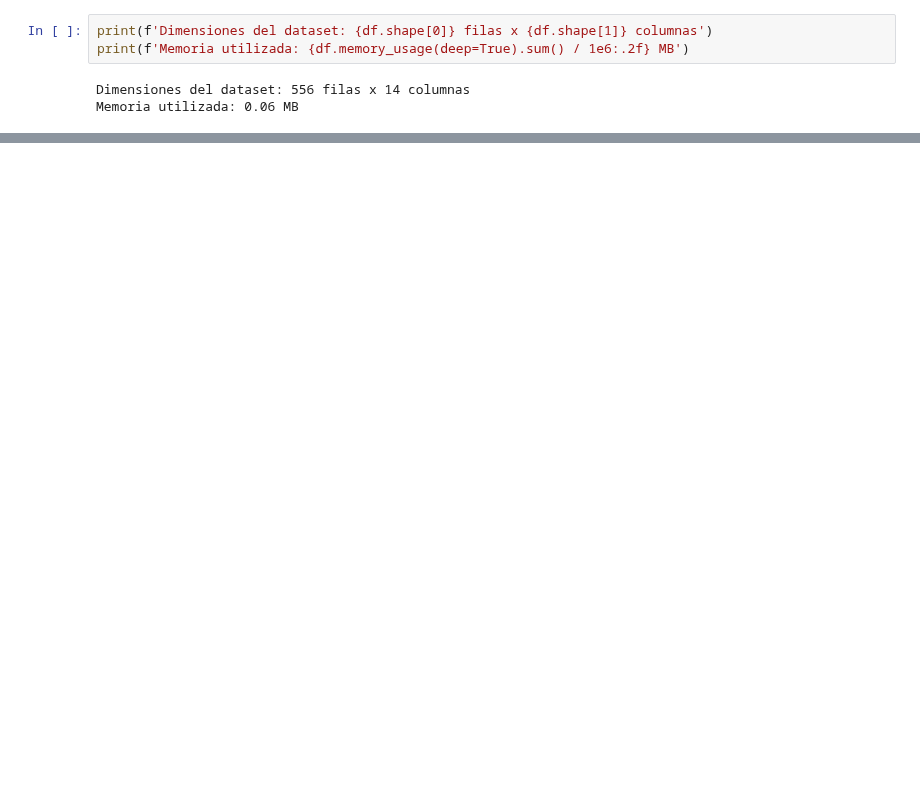
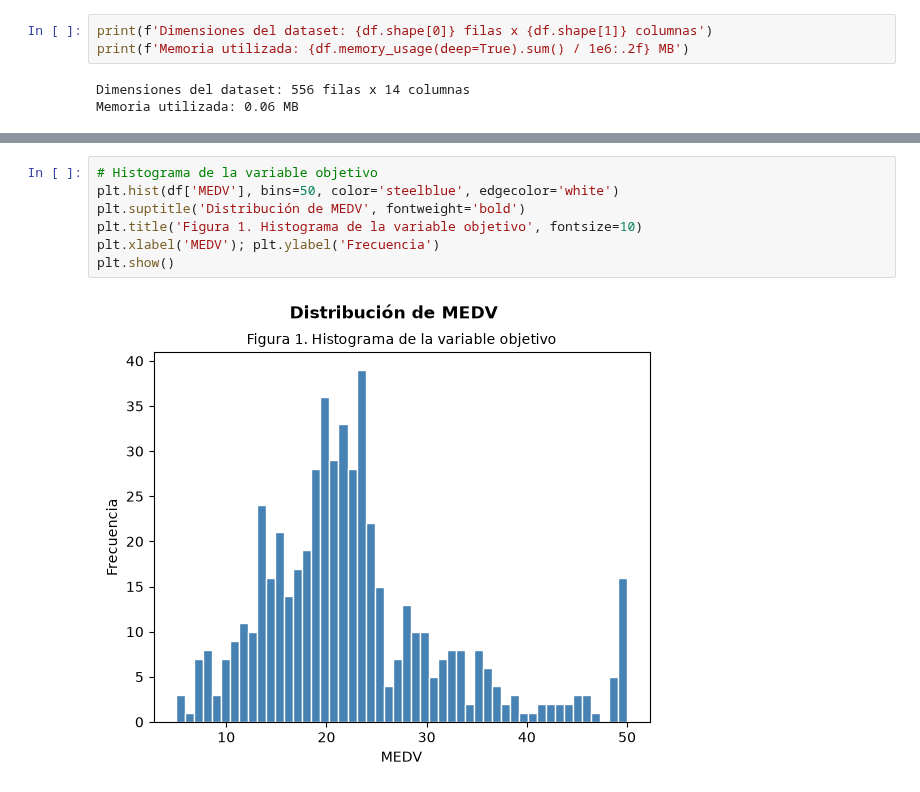
Before and after one commit to Guillerminav/TP_AA1_Arias_Bousono_Casariego, a Jupyter notebook: TP-regresion-AA1.ipynb, the cells around one changed output, grey strips where cells are left out. Saved outputs shown, nothing was run; the diff lists cells and outputs as text; blank space fills up the shorter version.

```diff
--- a/TP-regresion-AA1.ipynb
+++ b/TP-regresion-AA1.ipynb
@@ -848,0 +162,9 @@ criminalidad -> mediana: 0.26   maximo: 88.98   skew: 5.22
+# %%
+# Histograma de la variable objetivo
+plt.hist(df['MEDV'], bins=50, color='steelblue', edgecolor='white')
+plt.suptitle('Distribución de MEDV', fontweight='bold')
+plt.title('Figura 1. Histograma de la variable objetivo', fontsize=10)
+plt.xlabel('MEDV'); plt.ylabel('Frecuencia')
+plt.show()
+# %% [output]
+[figure, added]
```
Also changed, not shown: parts of 118 cells of this notebook.
